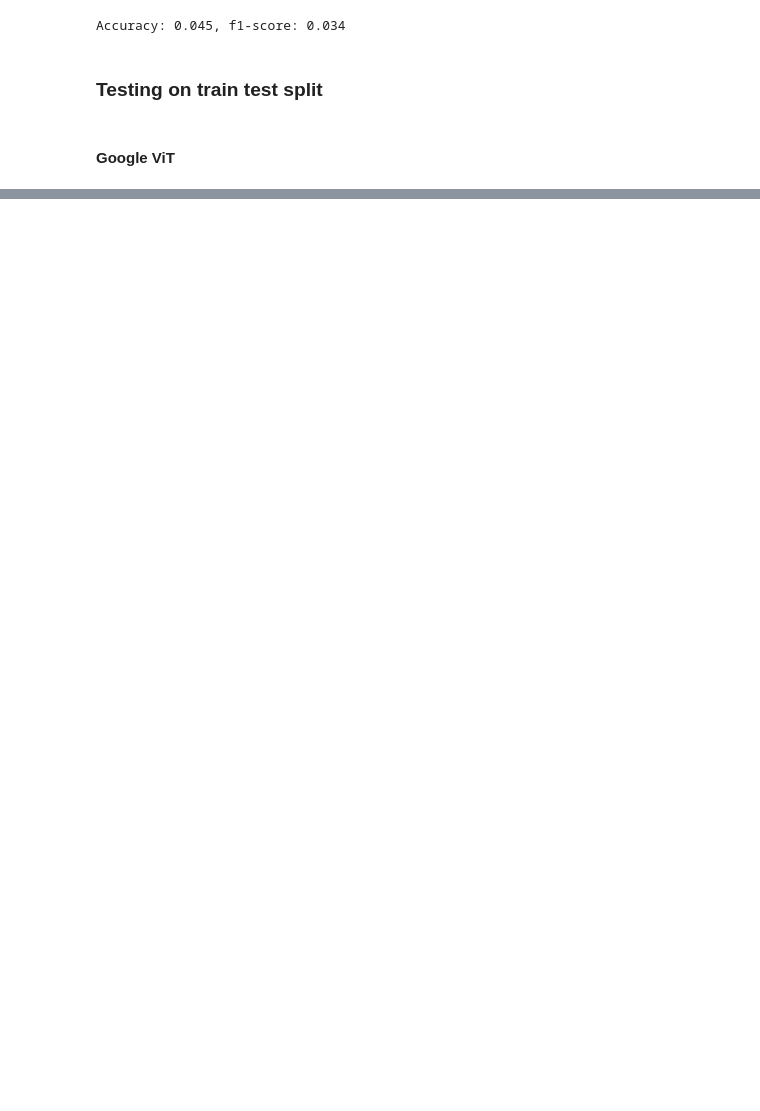
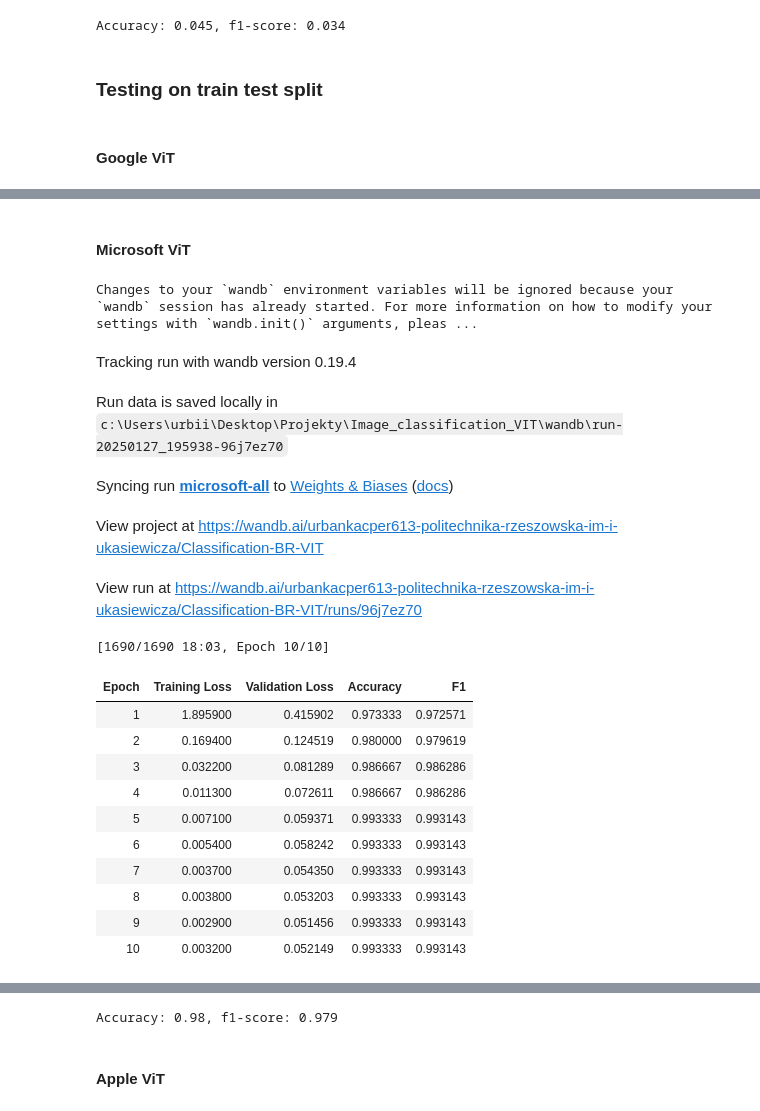
Before and after one commit to KacperUrban/Image_classification_VIT, a Jupyter notebook: main.ipynb, the cells around one changed output, grey strips where cells are left out. Drawn from its saved outputs; the diff is of its cells as text; code cells hidden in the pictures; blank space fills up the shorter version.

Commit message:
Trained MIcrosoft and Apple ViT on random split

```diff
--- a/main.ipynb
+++ b/main.ipynb
@@ -703,2 +715,33 @@ print(f"Accuracy: {np.round(outputs.metrics['test_accuracy'], 3)}, f1-score: {np
 # %%
 wandb.finish()
+# %% [markdown]
+#### Microsoft ViT
+# %%
+model = BeitForImageClassification.from_pretrained("models/microsoft/model")
+processor = BeitImageProcessor.from_pretrained("models/microsoft/processor")
+
+train_dataset_microsoft, val_dataset_microsoft, test_dataset_microsoft = prepare_dataset(processor, train_dataset, val_dataset, test_dataset)
+# %%
+trained_model = train_model(model, processor, train_dataset_microsoft, val_dataset_microsoft, "microsoft-all")
+
+outputs = trained_model.predict(test_dataset_microsoft)
+print(f"Accuracy: {np.round(outputs.metrics['test_accuracy'], 3)}, f1-score: {np.round(outputs.metrics['test_f1'], 3)}")
+# %% [output]
+Changes to your `wandb` environment variables will be ignored because your `wandb` session has already started. For more information on how to modify your settings with `wandb.init()` arguments, pleas ...
+Tracking run with wandb version 0.19.4
+Run data is saved locally in c:\Users\urbii\Desktop\Projekty\Image_classification_VIT\wandb\run-20250127_195938-96j7ez70
+Syncing run microsoft-all to Weights & Biases (docs)
+View project at https://wandb.ai/urbankacper613-politechnika-rzeszowska-im-i-ukasiewicza/Classification-BR-VIT
+View run at https://wandb.ai/urbankacper613-politechnika-rzeszowska-im-i-ukasiewicza/Classification-BR-VIT/runs/96j7ez70
+[1690/1690 18:03, Epoch 10/10]
+| Epoch | Training Loss | Validation Loss | Accuracy | F1 |
+| 1 | 1.895900 | 0.415902 | 0.973333 | 0.972571 |
+| 2 | 0.169400 | 0.124519 | 0.980000 | 0.979619 |
+| 3 | 0.032200 | 0.081289 | 0.986667 | 0.986286 |
+| 4 | 0.011300 | 0.072611 | 0.986667 | 0.986286 |
+| 5 | 0.007100 | 0.059371 | 0.993333 | 0.993143 |
+| 6 | 0.005400 | 0.058242 | 0.993333 | 0.993143 |
+| 7 | 0.003700 | 0.054350 | 0.993333 | 0.993143 |
+| 8 | 0.003800 | 0.053203 | 0.993333 | 0.993143 |
+| 9 | 0.002900 | 0.051456 | 0.993333 | 0.993143 |
+| 10 | 0.003200 | 0.052149 | 0.993333 | 0.993143 |
@@ -704,0 +749 @@ wandb.finish()
+Accuracy: 0.98, f1-score: 0.979
@@ -704,0 +752,2 @@ wandb.finish()
+# %% [markdown]
+#### Apple ViT
```
Also changed, not shown: parts of 7 cells of this notebook.
